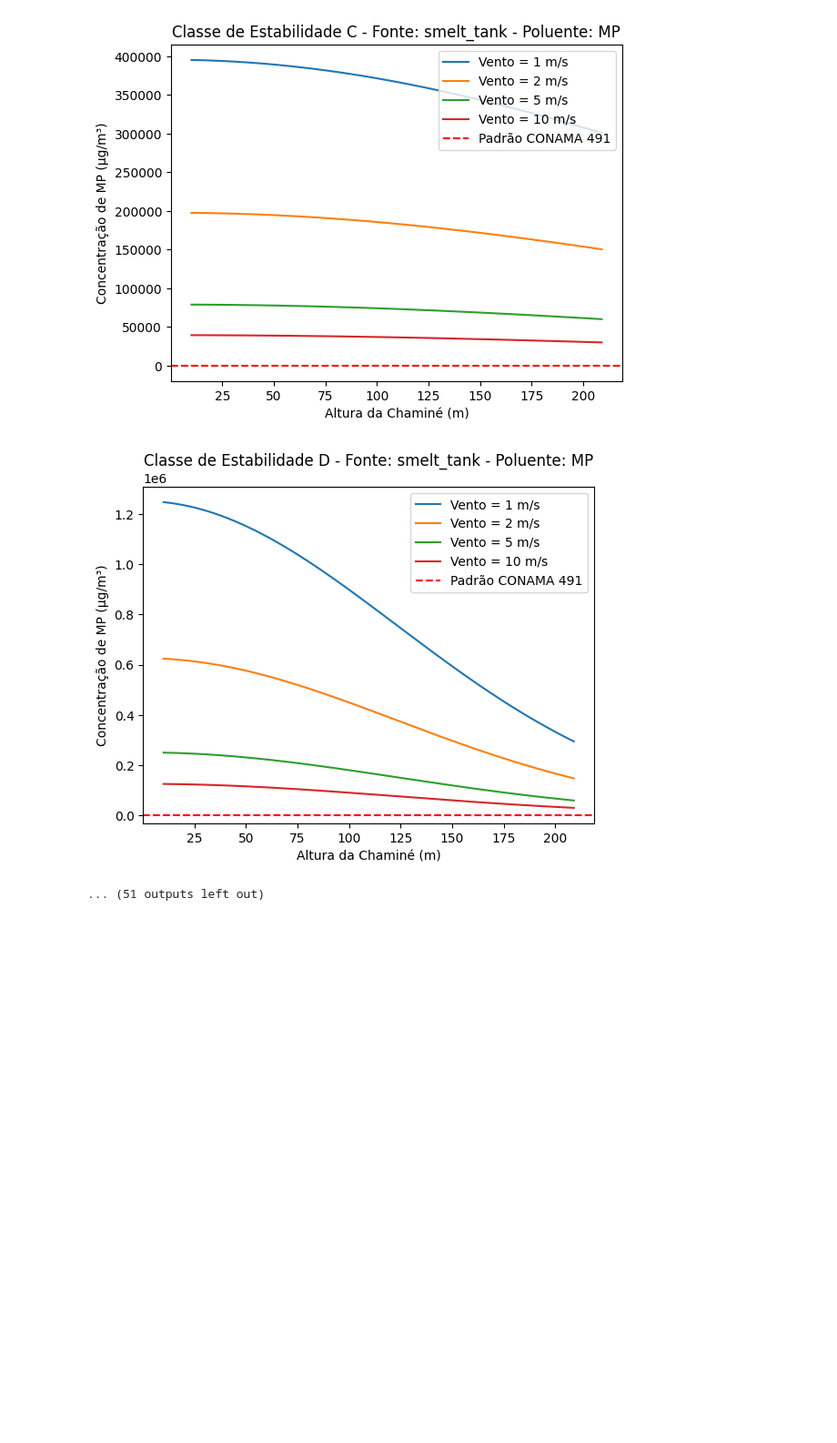
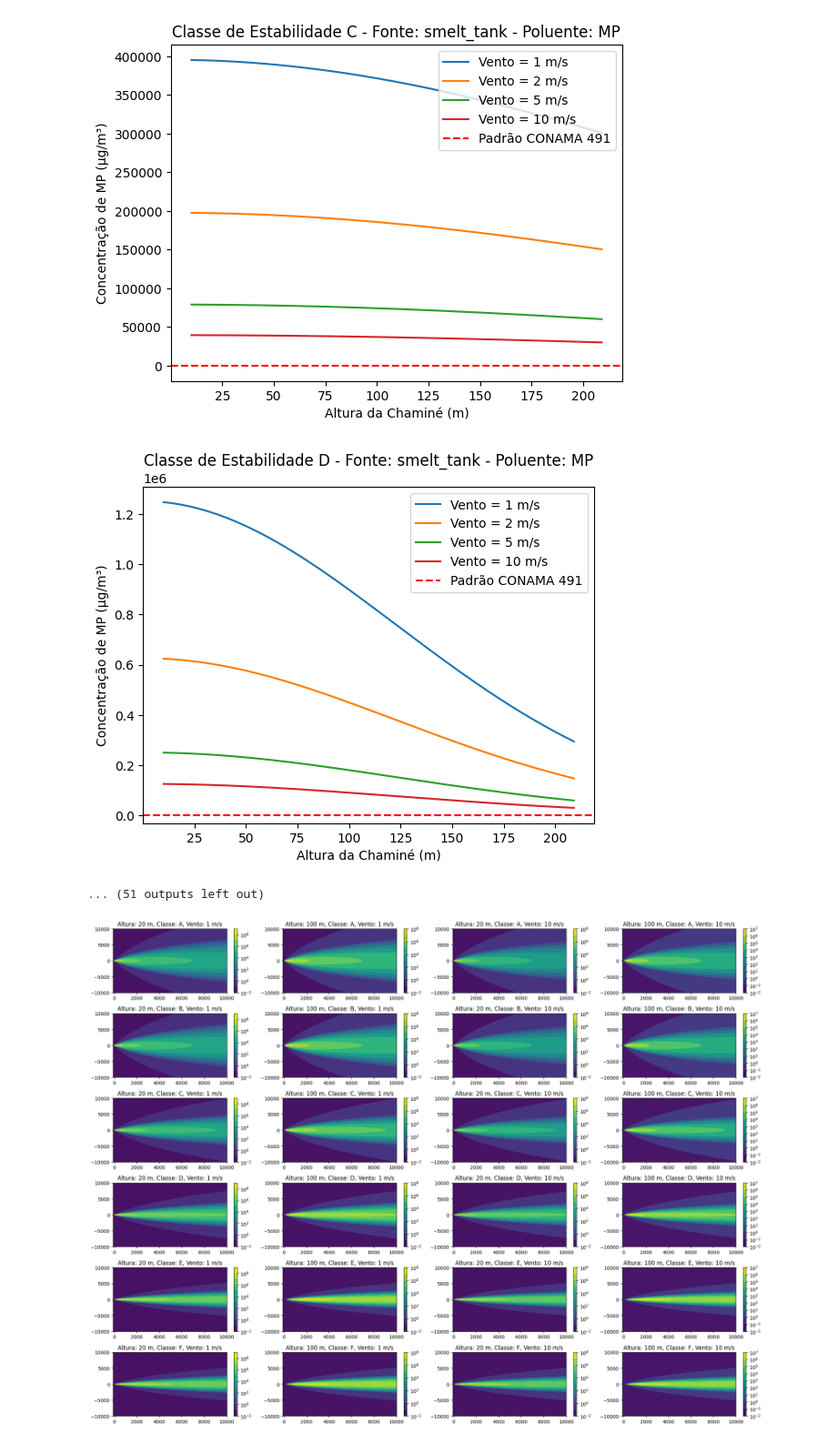
Before and after one commit to Marcosperrude/ENS5173_202401, a Jupyter notebook: Atividade3.ipynb, the cells around one changed output. Shown at 91% size. Cells and saved outputs as stored; diff of their text form; code cells hidden in the pictures; blank space fills up the shorter version.

```diff
--- a/Atividade3.ipynb
+++ b/Atividade3.ipynb
@@ -160,8 +142,8 @@ A pluma subiu, e a altura da chaminé do Holland é: 153.0000000126724
 import numpy as np
 import matplotlib.pyplot as plt
 
-sigmaY,sigmaZ = sigmaXY(xx,classe,urbOrRural)
-conc = modeloGaussiano(qs,sigmaY,sigmaZ,u,yy,z,H)
+sigmaY,sigmaZ = sigmaXY(x,classe,urbOrRural)
+conc = modeloGaussiano(qs,sigmaY,sigmaZ,u,y,z,h)
 # Parâmetros da simulação
 emissoes = {
     'recovery_boiler': {
@@ -232,3 +214,97 @@ Fonte: smelt_tank, Poluente: MP
 [figure]
 [figure]
 ... (51 outputs left out)
+# %%
+import numpy as np
+import matplotlib.pyplot as plt
+from matplotlib.colors import LogNorm
+
+# Dados de entrada
+emissoes = {
+    'recovery_boiler': {
+        'MP': 1679911.6152,  # g/s
+        'SO2': 65329.8961,   # g/s
+        'CO': 102661.2654    # g/s
+    },
+    'smelt_tank': {
+        'MP': 65329.8961,    # g/s
+        'SO2': 1866.5685,    # g/s
+        'CO': 0.0            # g/s
+    },
+    'lime_kiln': {
+        'MP': 522639.1692,   # g/s
+        'SO2': 2799.8527,    # g/s
+        'CO': 933.2842       # g/s
+    }
+}
+
+velocidades_vento = [1,10]  # Diferentes velocidades do vento (m/s)
+classes_estabilidade = ['A', 'B', 'C', 'D', 'E', 'F']  # Classes de estabilidade
+area_tipo = 'urbano'  # Tipo de área (urbano ou rural)
+
+# Ponto de interesse para avaliação (x, y, z)
+x = np.linspace(-100, 10000, 500)  # Distância na direção do vento (m)
+y = 0  # Posição lateral (m)
+z = 1.5  # Altura de respiração (m)
+
+# Criando matrizes de x e y
+xx, yy = np.meshgrid(x, np.linspace(-10000, 10000, 500))
+
+# Alturas da chaminé para simulação
+alturas_chamine = [20, 100]  # Alturas da chaminé (m)
+
+# Listas para armazenar os resultados de concentração para cada altura da chaminé
+concs_20m = []
+concs_100m = []
+
+# Loop através das alturas da chaminé
+for hg in alturas_chamine:
+    # Loop através das classes de estabilidade
+    for classe in classes_estabilidade:
+        # Loop através das velocidades do vento
+        for u in velocidades_vento:
+            # Calcula sigmaY e sigmaZ (assumindo que são constantes)
+            sigmaY, sigmaZ = sigmaXY(x, classe, area_tipo)
+
+            # Calcula a altura da pluma h com base na velocidade do vento
+            if u > 1.5 * vs:
+                deltaHdav = deltaHdavidsonBryant(1, 10, 5, 300, 293)
+                deltaHhol = holland_tipdownwash(1, 10, 5, 300, 293)
+                hdav = hg + deltaHdav
+                hhol = hg + deltaHhol
+                h = max(hdav, hhol)
+            else:
+                h = hg + 2 * 1 * ((10 / 5) - 1.5)
+
+            # Aplica o modelo gaussiano para calcular as concentrações
+            conc = modeloGaussiano(emissoes['recovery_boiler']['MP'], sigmaY, sigmaZ, u, yy, z, h)
+
+            # Armazena os resultados nas listas correspondentes
+            if hg == 20:
+                concs_20m.append(conc)
+            elif hg == 100:
+                concs_100m.append(conc)
+
+# Plotagem dos resultados lado a lado
+fig, axs = plt.subplots(len(classes_estabilidade), len(velocidades_vento) * 2, figsize=(20, 15))
+
+# Loop para plotar cada combinação de classe de estabilidade e velocidade do vento
+for i, classe in enumerate(classes_estabilidade):
+    for j, u in enumerate(velocidades_vento):
+        # Índice do subplot
+        idx = j * 2
+
+        # Plot para 20 m de altura da chaminé
+        cf = axs[i, idx].contourf(xx, yy, concs_20m[i * len(velocidades_vento) + j] + 0.1, norm=LogNorm())
+        axs[i, idx].set_title(f'Altura: 20 m, Classe: {classe}, Vento: {u} m/s')
+        fig.colorbar(cf, ax=axs[i, idx])
+
+        # Plot para 100 m de altura da chaminé
+        cf = axs[i, idx + 1].contourf(xx, yy, concs_100m[i * len(velocidades_vento) + j] + 0.1, norm=LogNorm())
+        axs[i, idx + 1].set_title(f'Altura: 100 m, Classe: {classe}, Vento: {u} m/s')
+        fig.colorbar(cf, ax=axs[i, idx + 1])
+
+plt.tight_layout()
+plt.show()
+# %% [output]
+[figure, added]
```
Also changed, not shown: parts of 5 cells of this notebook.
